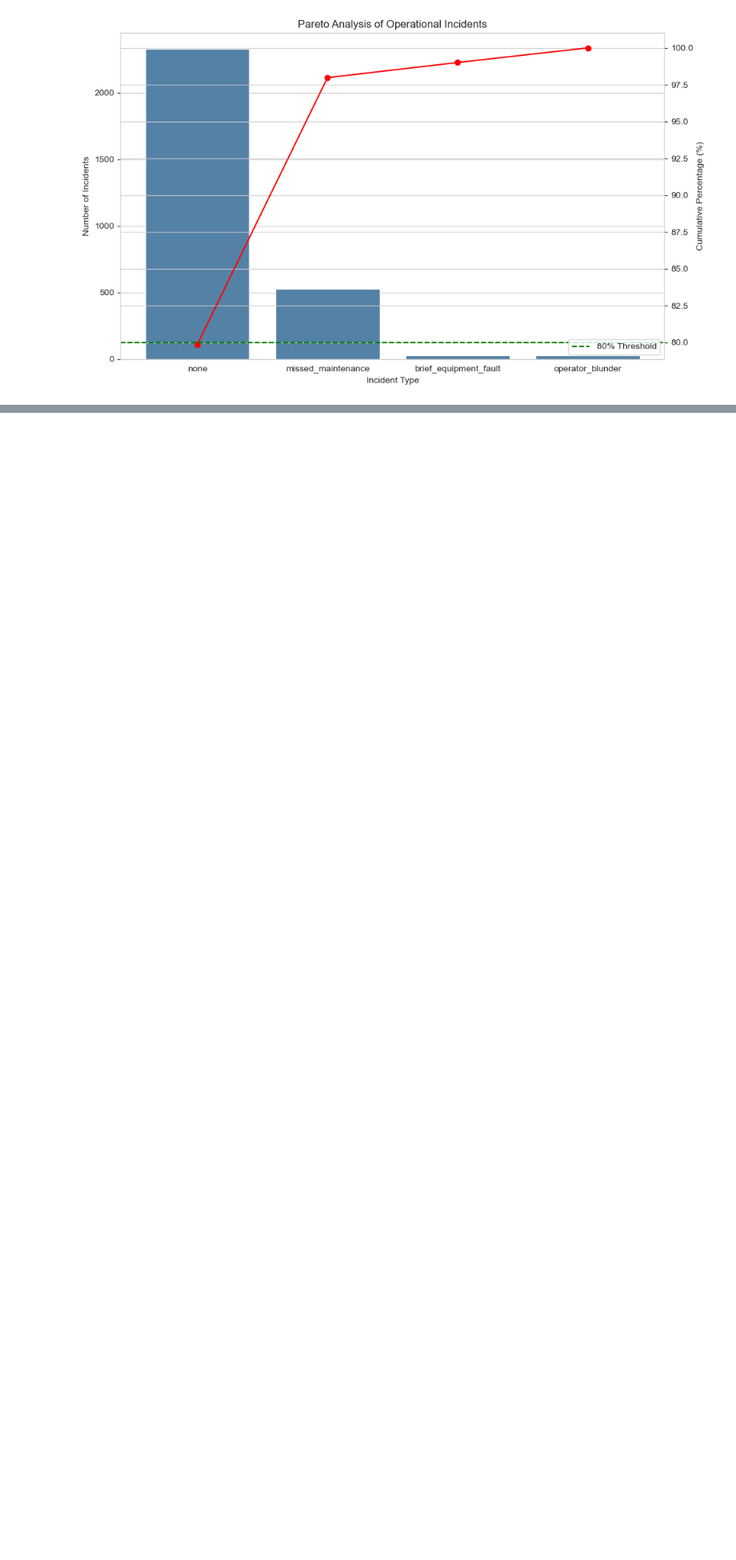
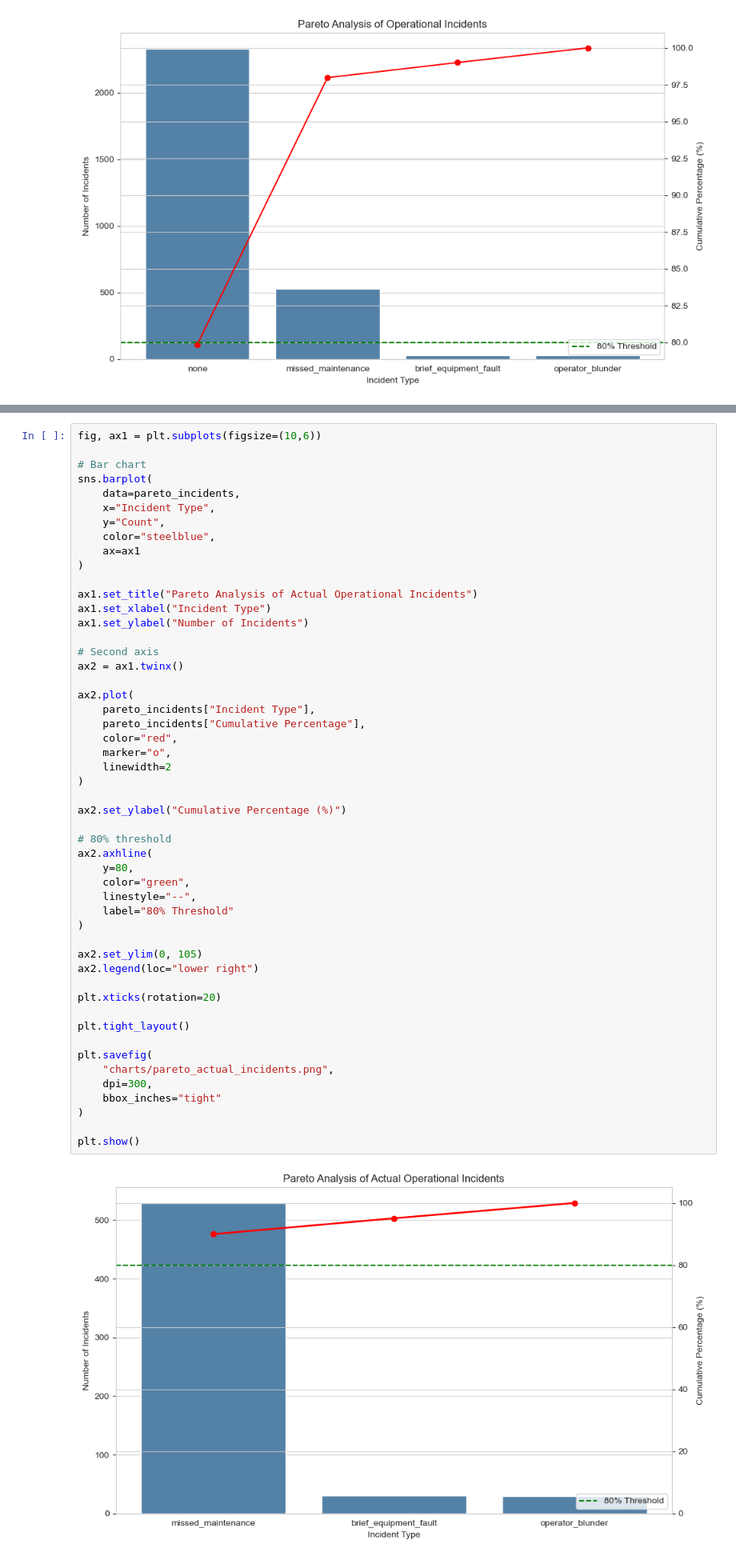
Before and after one commit to WanjikuSharon/week5_diagnostics_analysis, a Jupyter notebook: week5_diagnostics_analysis.ipynb, the cells around one changed output, grey strips where cells are left out. Shown at 80% size. Drawn from its saved outputs; the diff is of its cells as text; blank space fills up the shorter version.

Commit message:
Pareto Analysis

```diff
--- a/week5_diagnostics_analysis.ipynb
+++ b/week5_diagnostics_analysis.ipynb
@@ -817,0 +845,53 @@ This finding suggests that prioritizing corrective actions for the most frequent
+# %%
+fig, ax1 = plt.subplots(figsize=(10,6))
+
+# Bar chart
+sns.barplot(
+    data=pareto_incidents,
+    x="Incident Type",
+    y="Count",
+    color="steelblue",
+    ax=ax1
+)
+
+ax1.set_title("Pareto Analysis of Actual Operational Incidents")
+ax1.set_xlabel("Incident Type")
+ax1.set_ylabel("Number of Incidents")
+
+# Second axis
+ax2 = ax1.twinx()
+
+ax2.plot(
+    pareto_incidents["Incident Type"],
+    pareto_incidents["Cumulative Percentage"],
+    color="red",
+    marker="o",
+    linewidth=2
+)
+
+ax2.set_ylabel("Cumulative Percentage (%)")
+
+# 80% threshold
+ax2.axhline(
+    y=80,
+    color="green",
+    linestyle="--",
+    label="80% Threshold"
+)
+
+ax2.set_ylim(0, 105)
+ax2.legend(loc="lower right")
+
+plt.xticks(rotation=20)
+
+plt.tight_layout()
+
+plt.savefig(
+    "charts/pareto_actual_incidents.png",
+    dpi=300,
+    bbox_inches="tight"
+)
+
+plt.show()
+# %% [output]
+[figure, added]
```
Also changed, not shown: parts of 4 cells of this notebook, 1 other file.
